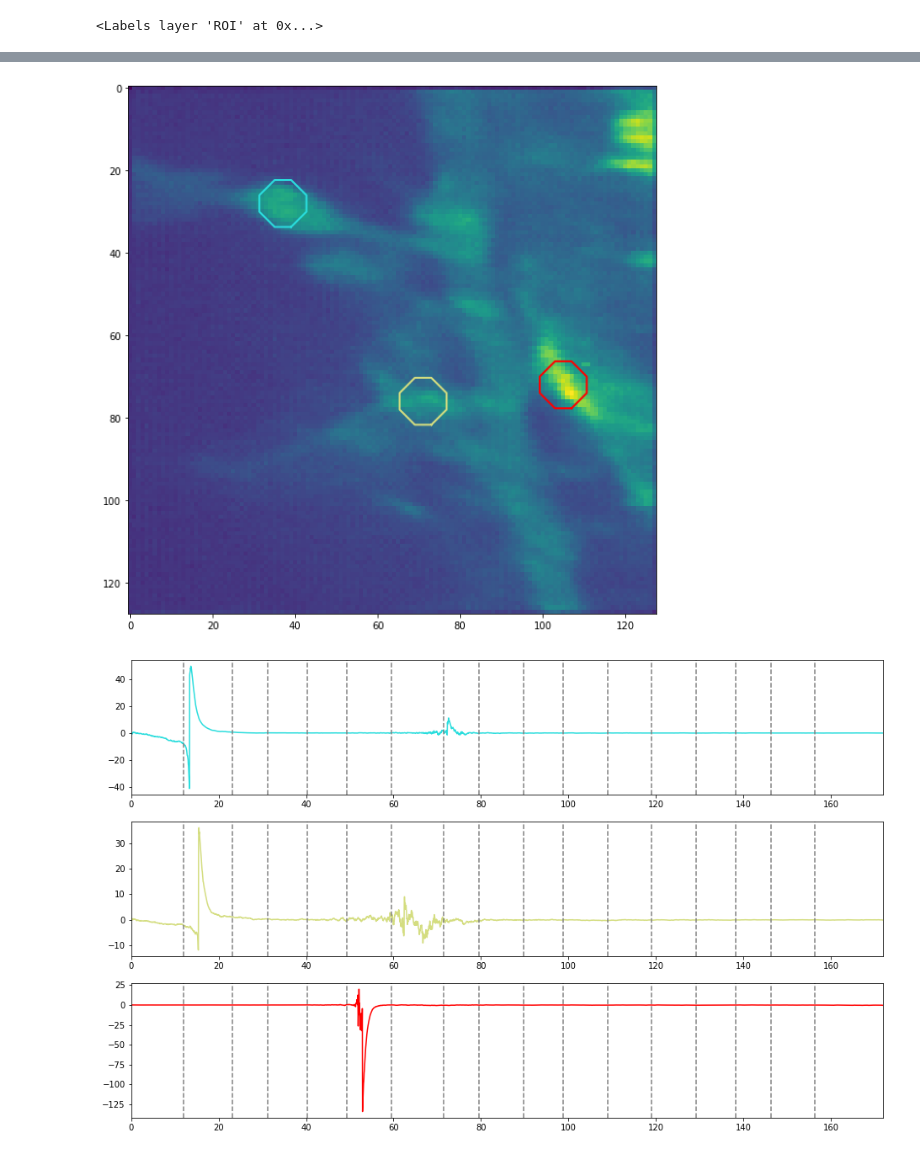
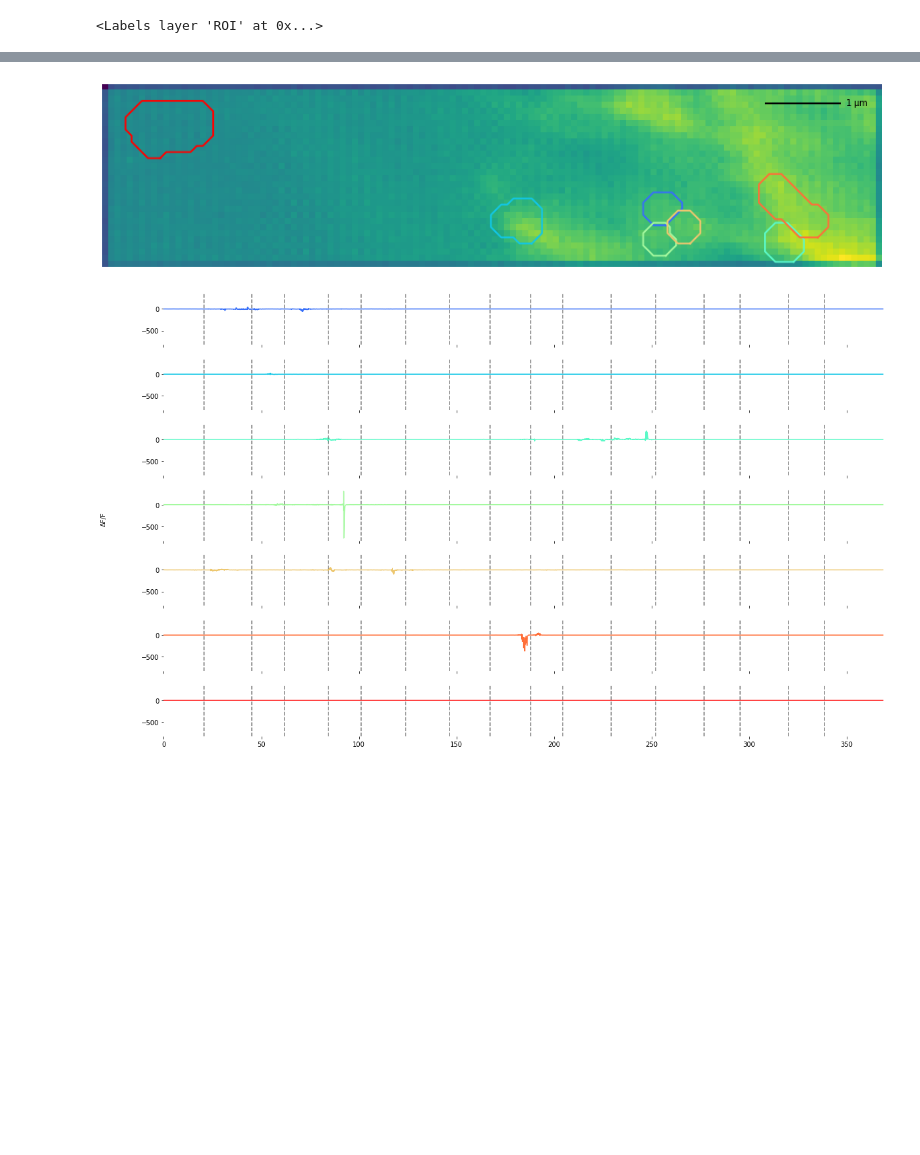
Before and after one commit to Peter-Hogg/GluSnFr-Notebook, a Jupyter notebook: GluSnFR3_Notebook.ipynb, the cells around one changed output, grey strips where cells are left out. Drawn from its saved outputs; the diff is of its cells as text; code cells hidden in the pictures; blank space fills up the shorter version.

Commit message:
Cleaning Up Figures, added scalebar

```diff
--- a/GluSnFR3_Notebook.ipynb
+++ b/GluSnFR3_Notebook.ipynb
@@ -46,9 +49,21 @@ def returnROITrace(video, mask):
     return trace
 # %%
 # CONSTANTS AND FILES
-HZ = 22.11
-FILE = '/mnt/5404b8a5-71b7-4464-9a1e-b40cd26fac58/Data_Drive/GluSnFr3_Project/GluSnfr3_210204/GPI/ROI_1/Clip1/Test1_22_11_HZ_00009.tif'
-STIM_FILE = '/mnt/5404b8a5-71b7-4464-9a1e-b40cd26fac58/Data_Drive/GluSnFr3_Project/GluSnfr3_210204/GPI/ROI_1/Clip1/StimOutput02-04-2021 13-19_Test_22_11_00009.csv'
+
+# FRAME RATE
+HZ = 40
+
+# PIXEL VALUE IN REAL WORLD MEASUREMENTS
+PX = .2
+
+
+# PATH TO MOIVE FILE
+FILE = '/mnt/5404b8a5-71b7-4464-9a1e-b40cd26fac58/Data_Drive/GluSnFr3_Project/GluSnfr3_210204/GPI/ROI_1/Clip3/Test1_22_11_HZ_00012.tif'
+
+# CSV FOR STIM TIME
+STIM_FILE = '/mnt/5404b8a5-71b7-4464-9a1e-b40cd26fac58/Data_Drive/GluSnFr3_Project/GluSnfr3_210204/GPI/ROI_1/Clip3/StimOutput02-04-2021 13-36.csv'
+
+
 MOVIE = imread(FILE)
 
 if STIM_FILE is not None:
@@ -65,7 +80,7 @@ viewer.add_image(MOVIE)
 # SMOOTH TO HELP STABILIZE IT
 smooth_movie = np.zeros(MOVIE.shape)
 for i in trange(MOVIE.shape[0]):
-    smooth_movie[i,:,:] = denoise_tv_chambolle(MOVIE[i,:,:], weight=.005)
+    smooth_movie[i,:,:] = denoise_tv_chambolle(MOVIE[i,:,:], weight=.0025)
 
 viewer = napari.Viewer()
 viewer.add_image(smooth_movie)
@@ -116,7 +113,7 @@ viewer.add_image(Stable_Image)
 FIRST_FRAME = 0
 
 # SET AN INT FOR THE LAST FRAME
-LAST_FRAME = 3800
+LAST_FRAME = 14753
 
 stable = Stable_Image[FIRST_FRAME:LAST_FRAME,:,:]
 viewer = napari.Viewer()
@@ -155,30 +152,49 @@ for roi in ROI_LABLES:
 # %%
 # PLOTS DF/F OF ROI OVER STD PROJECTION OF THE SAMPLE MOVIE
 
 
 rainbow = cm.get_cmap('rainbow', len(ROI_LABLES))
 time = np.arange(stable.shape[0])/HZ
 
 ROI_LABLES = np.unique(ROI)
 fig2, ax1 = plt.subplots()
-fig, axs = plt.subplots(len(ROI_LABLES)-1)
+ax1.axis("off")
+scalebar = sb.ScaleBar(
+    0.08,
+    "um",
+    box_color =None,
+    box_alpha=0,
+    length_fraction=0.1,
+    scale_loc="right",
+    border_pad=1,
+    pad=0.5,
+)
+ax1.add_artist(scalebar)
+
+fig, axs = plt.subplots((len(ROI_LABLES)-1), sharex=True,sharey=True)
+fig.tight_layout()
+fig.text(-0.05,0.5, "ΔF/F", ha="center", va="center", rotation=90)
 ax1.imshow(DENDRITE)
 for roi in ROI_LABLES:
     if roi > 0:
         mask = ROI.copy()
         mask[mask!=roi] = 0
         mask[mask!=0] = 1
         roi_trace = returnROITrace(stable, mask)
-        roi_trace = pnf.deltaFOverF0(roi_trace, 80)
+        roi_trace = pnf.deltaFOverF0(roi_trace, HZ)
         #roi_trace = pnf.nndSmooth(roi_trace, 22.12, .023 )
         contour = measure.find_contours(mask, .3)
         ax1.plot(contour[0][:, 1],contour[0][:, 0], linewidth=2, color=rainbow(roi/ROI_LABLES.max()))
         axs[int(roi)-1].plot(time,roi_trace, color=rainbow(roi/ROI_LABLES.max()))
         axs[int(roi)-1].set_xlim([0,np.max(time)])
         #axs[int(roi)].set_ylim([-6,45])
         if STIM_FILE is not None:
             for stim in stim2plot:
                 axs[int(roi)-1].axvline(x=(stim/HZ), ls='--', color='grey')
+        axs[int(roi)-1].spines['top'].set_visible(False)
+        axs[int(roi)-1].spines['right'].set_visible(False)
+        axs[int(roi)-1].spines['bottom'].set_visible(False)
+        axs[int(roi)-1].spines['left'].set_visible(False)
 # %% [output]
-[figure, old version]
+[figure, new version]
-[figure, old version]
+[figure, new version]
```
Also changed, not shown: parts of 7 cells of this notebook.
